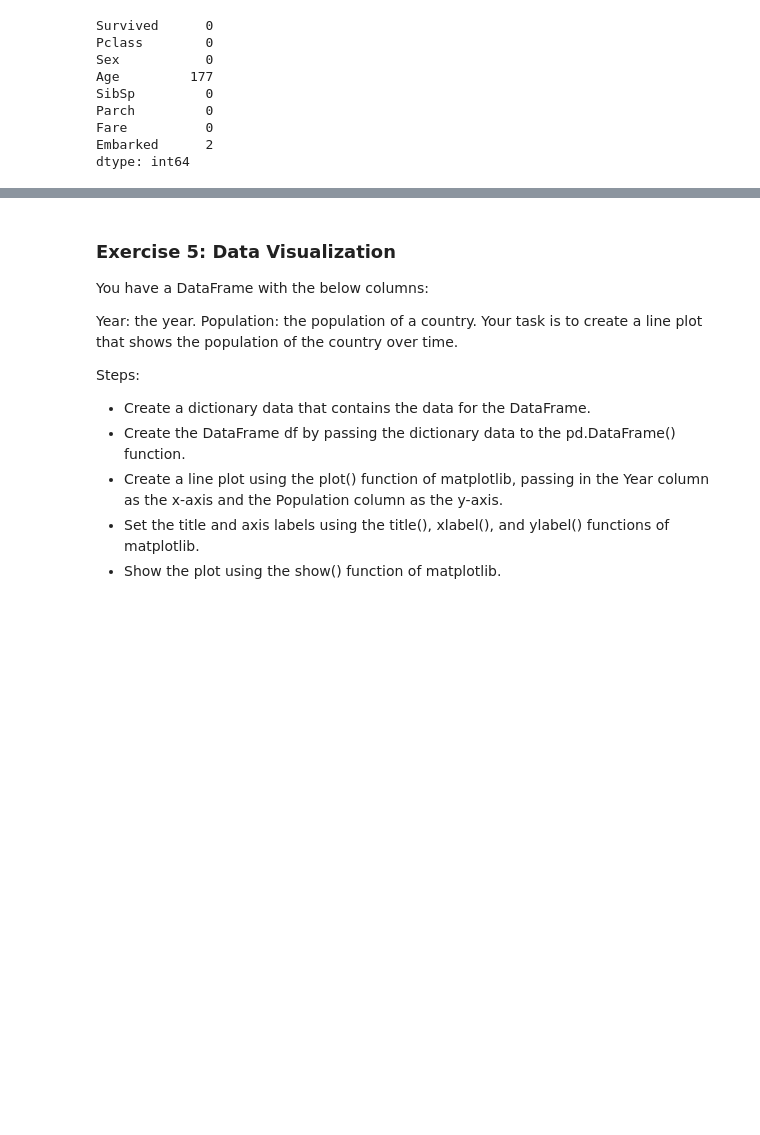
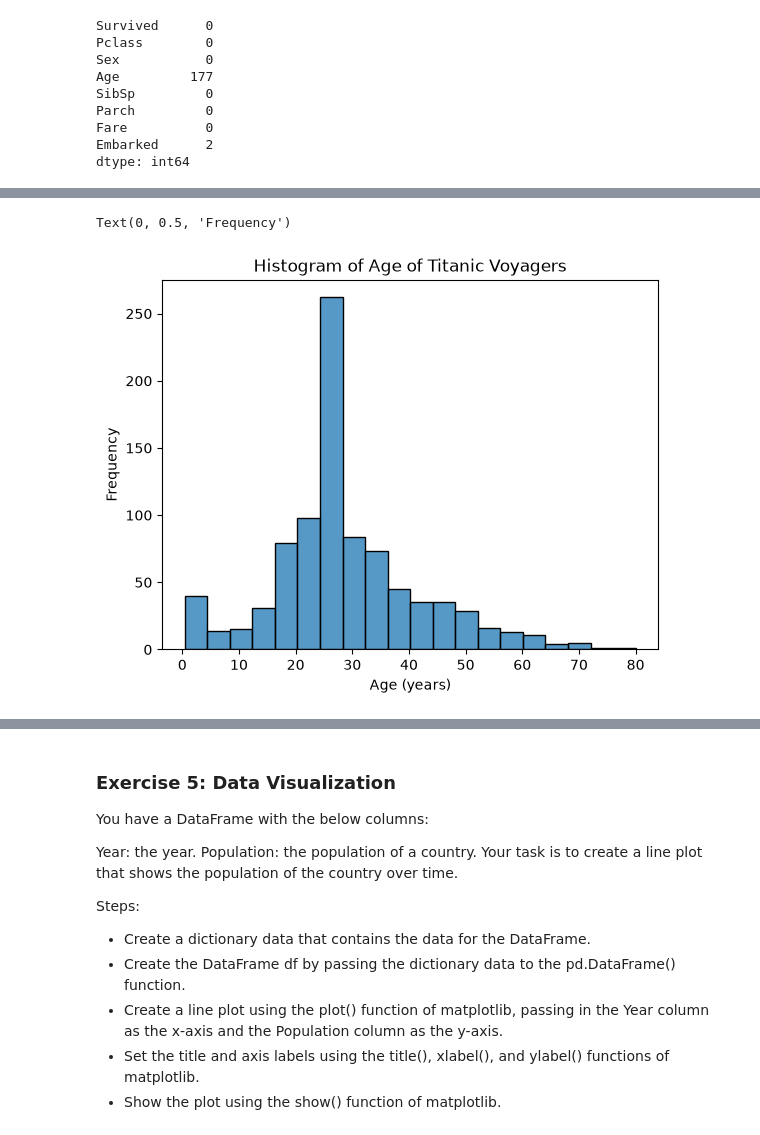
Before and after one commit to acamend/cs82b-portfolio, a Jupyter notebook: module-03/Module3Lab1.ipynb, the cells around one changed output, grey strips where cells are left out. Saved outputs shown, nothing was run; the diff lists cells and outputs as text; code cells hidden in the pictures; blank space fills up the shorter version.

```diff
--- a/module-03/Module3Lab1.ipynb
+++ b/module-03/Module3Lab1.ipynb
@@ -791,0 +814,4 @@ df.isna().sum()
+# %%
+# The most common port of embarkation is the 'S' designation. So replace the 2 nulls with S and confirm with isna
+df['Embarked'] = df['Embarked'].fillna('S')
+df.isna().sum()
@@ -791,0 +837,7 @@ df.isna().sum()
+# %%
+#TASK 6 Convert the Sex column to a binary variable,
+#where 0 represents male and 1 represents female.
+
+#Change sex data type from string to numeric
+df['Sex'] = df["Sex"].map({"male": 0, "female": 1})
+df.head()
@@ -791,0 +851,7 @@ df.isna().sum()
+# %%
+#TASK 7 Convert the Embarked column to a categorical variable using the Categorical() method.
+#TASK 8 Convert the Pclass column to a categorical variable.
+
+df['Embarked'] = pd.Categorical(df['Embarked'])
+df['Pclass'] = pd.Categorical(df['Pclass'])
+df.info()
@@ -791,0 +874,11 @@ df.isna().sum()
+# %%
+#Task 9 Explore the dataset using visualizations using the seaborn library.
+#For example, you can create a histogram of the Age column.
+
+sns.histplot(data=df, x="Age", bins=20)
+plt.title("Histogram of Age of Titanic Voyagers")
+plt.xlabel("Age (years)")
+plt.ylabel("Frequency")
+# %% [output]
+Text(0, 0.5, 'Frequency')
+[figure, added]
```
Also changed, not shown: parts of 13 cells of this notebook.
